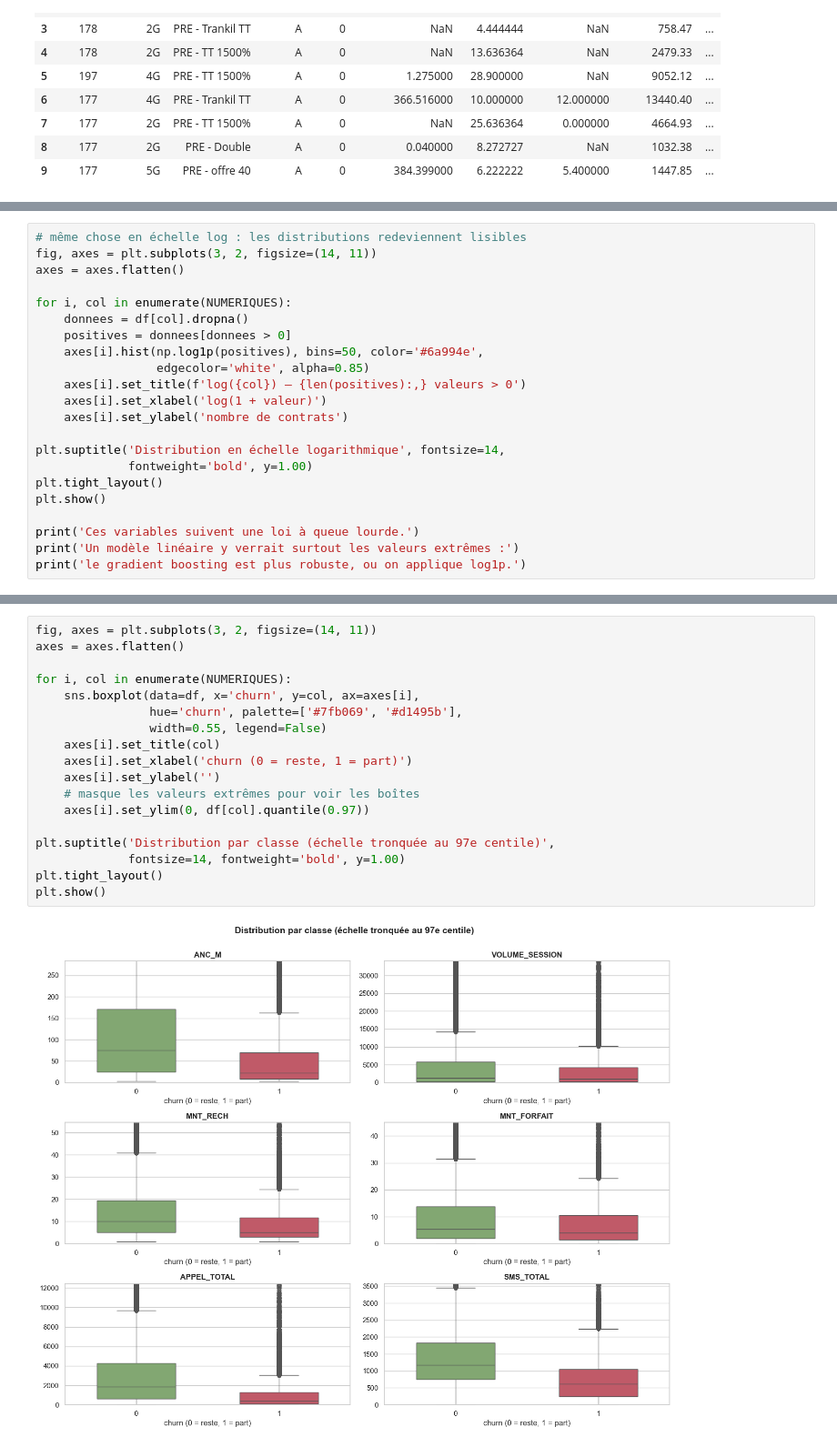
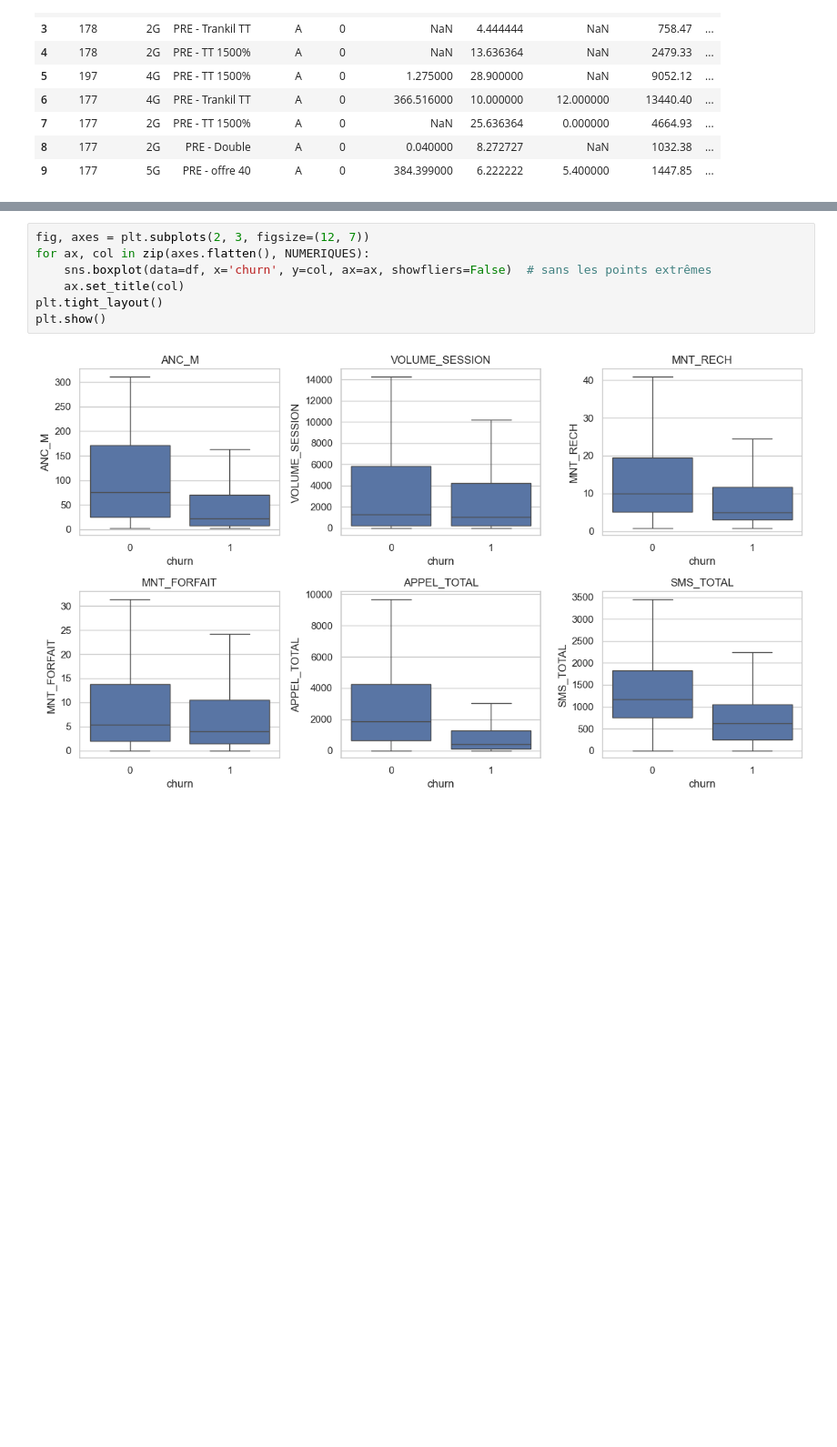
Before and after one commit to hayet11/ML, a Jupyter notebook: notebooks/02_visualisation.ipynb, the cells around one changed output, grey strips where cells are left out. Shown at 91% size. Drawn from its saved outputs; the diff is of its cells as text; blank space fills up the shorter version.

```diff
--- a/notebooks/02_visualisation.ipynb
+++ b/notebooks/02_visualisation.ipynb
@@ -173,22 +135,0 @@ plt.show()
-# %%
-# même chose en échelle log : les distributions redeviennent lisibles
-fig, axes = plt.subplots(3, 2, figsize=(14, 11))
-axes = axes.flatten()
-
-for i, col in enumerate(NUMERIQUES):
-    donnees = df[col].dropna()
-    positives = donnees[donnees > 0]
-    axes[i].hist(np.log1p(positives), bins=50, color='#6a994e',
-                 edgecolor='white', alpha=0.85)
-    axes[i].set_title(f'log({col}) — {len(positives):,} valeurs > 0')
-    axes[i].set_xlabel('log(1 + valeur)')
-    axes[i].set_ylabel('nombre de contrats')
-
-plt.suptitle('Distribution en échelle logarithmique', fontsize=14,
-             fontweight='bold', y=1.00)
-plt.tight_layout()
-plt.show()
-
-print('Ces variables suivent une loi à queue lourde.')
-print('Un modèle linéaire y verrait surtout les valeurs extrêmes :')
-print('le gradient boosting est plus robuste, ou on applique log1p.')
@@ -206,21 +140,10 @@ Un boxplot compare les deux groupes. Si les boîtes sont nettement décalées, l
 # %%
-fig, axes = plt.subplots(3, 2, figsize=(14, 11))
-axes = axes.flatten()
-
-for i, col in enumerate(NUMERIQUES):
-    sns.boxplot(data=df, x='churn', y=col, ax=axes[i],
-                hue='churn', palette=['#7fb069', '#d1495b'],
-                width=0.55, legend=False)
-    axes[i].set_title(col)
-    axes[i].set_xlabel('churn (0 = reste, 1 = part)')
-    axes[i].set_ylabel('')
-    # masque les valeurs extrêmes pour voir les boîtes
-    axes[i].set_ylim(0, df[col].quantile(0.97))
-
-plt.suptitle('Distribution par classe (échelle tronquée au 97e centile)',
-             fontsize=14, fontweight='bold', y=1.00)
+fig, axes = plt.subplots(2, 3, figsize=(12, 7))
+for ax, col in zip(axes.flatten(), NUMERIQUES):
+    sns.boxplot(data=df, x='churn', y=col, ax=ax, showfliers=False)  # sans les points extrêmes
+    ax.set_title(col)
 plt.tight_layout()
 plt.show()
 # %% [output]
-[figure, old version]
+[figure, new version]
 # %%
```
Also changed, not shown: parts of 28 cells of this notebook.
